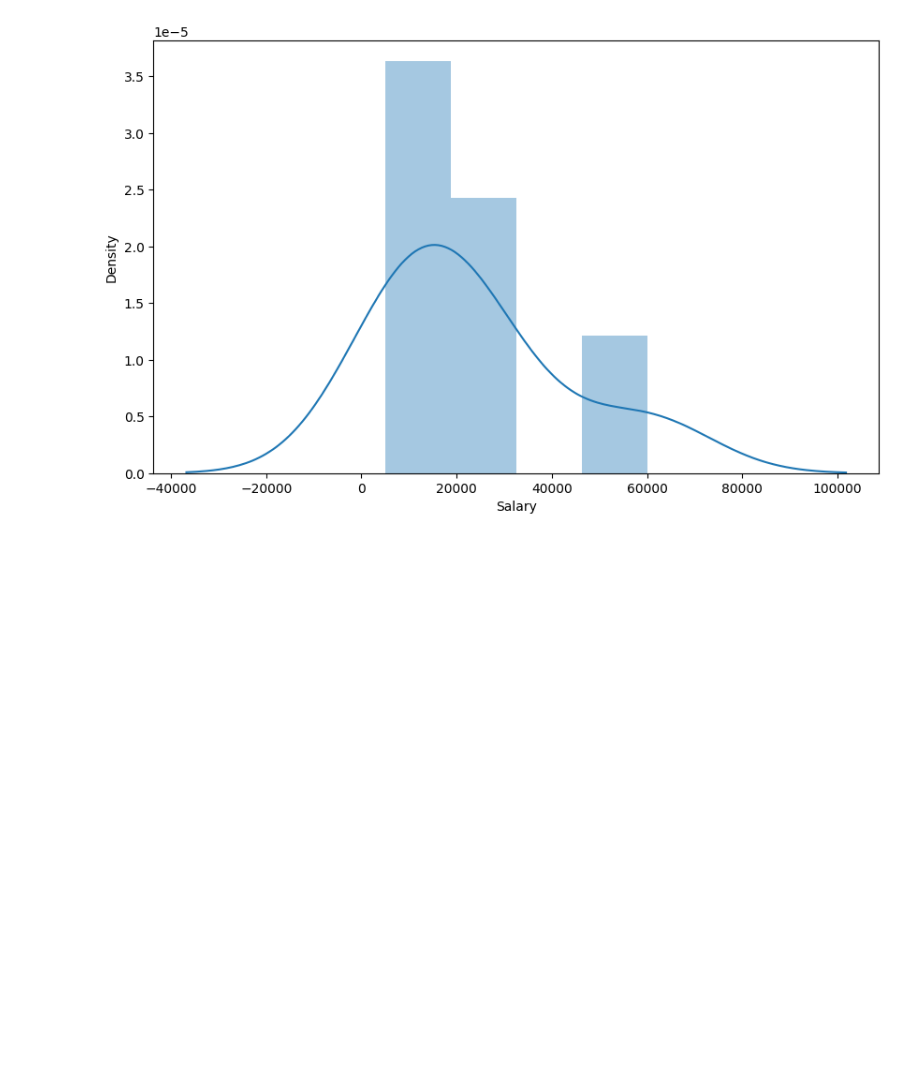
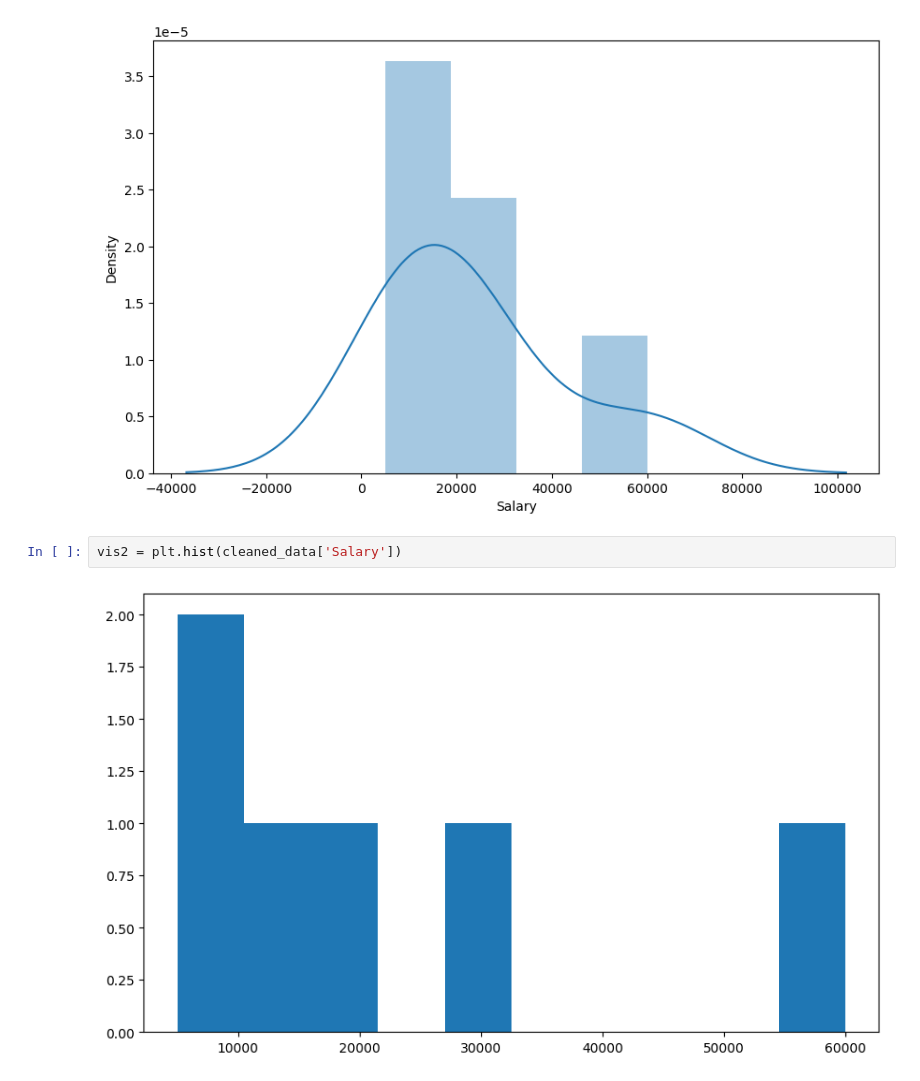
Before and after one commit to sbborusu/530pm_Agentic_Ai_Batch_7thApril, a Jupyter notebook: EDA_Classwork.ipynb, the cells around one changed output. Cells and saved outputs as stored; diff of their text form; blank space fills up the shorter version.

```diff
--- a/EDA_Classwork.ipynb
+++ b/EDA_Classwork.ipynb
@@ -404,3 +404,7 @@ plt.rcParams['figure.figsize'] = [10,6]
 vis1 = sns.distplot(cleaned_data['Salary'])
 # %% [output]
 [figure]
+# %%
+vis2 = plt.hist(cleaned_data['Salary'])
+# %% [output]
+[figure, added]
```
Also changed, not shown: parts of 2 cells of this notebook.
